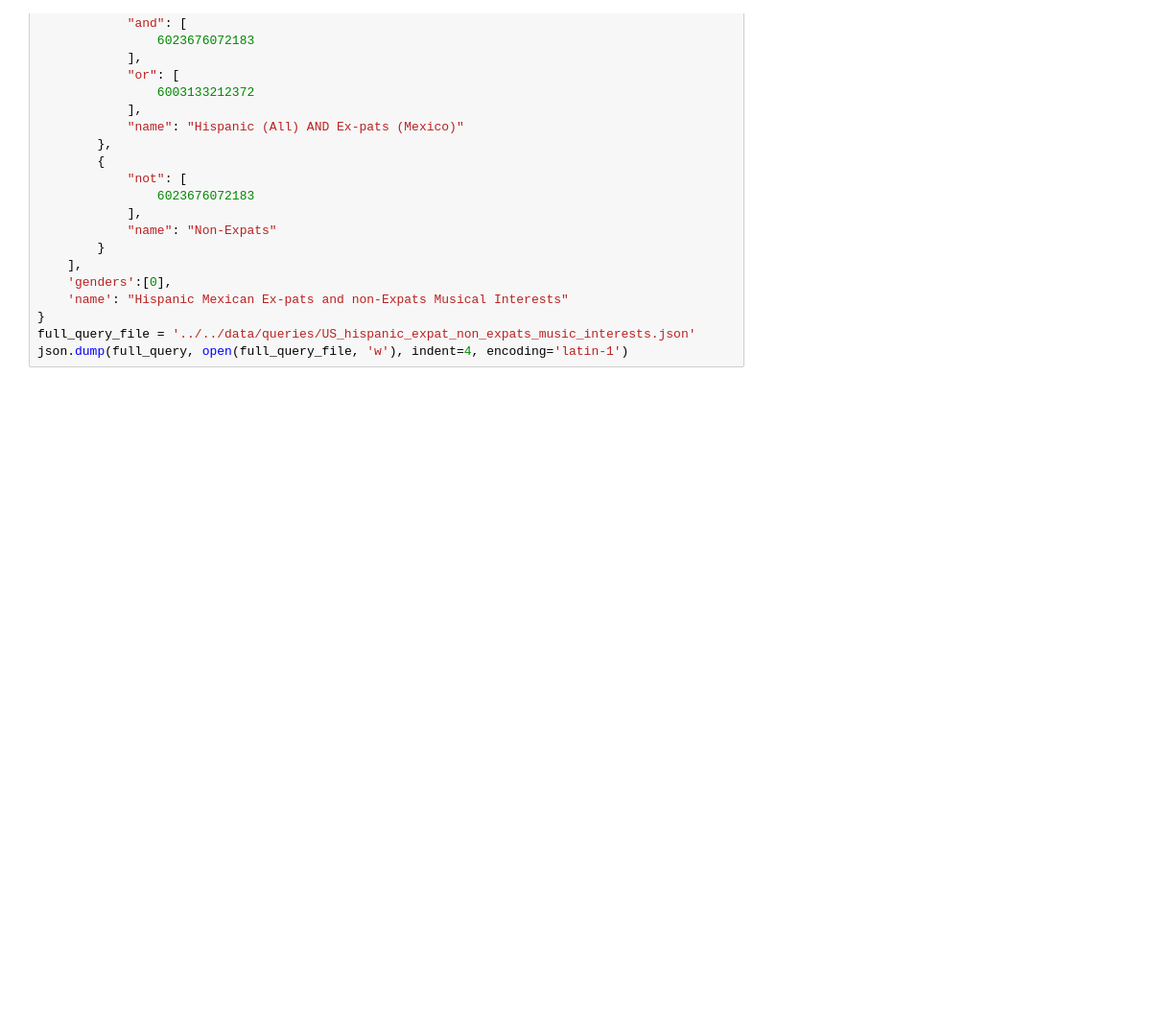
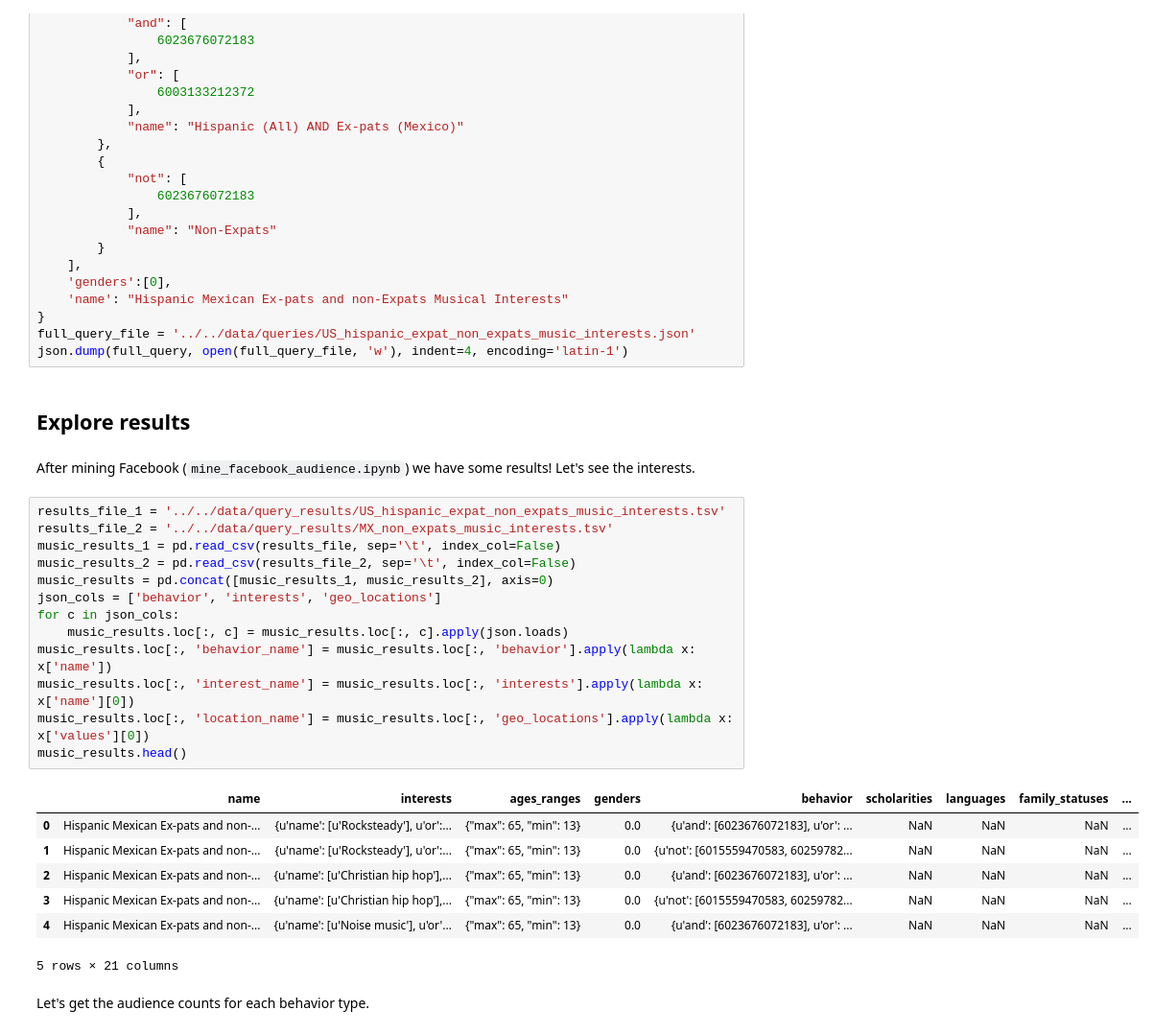
Before and after one commit to ianbstewart/immigrant_assimilation, a Jupyter notebook: src/data_processing/extract_musical_interests.ipynb, the cells around one changed output. Shown at 96% size. Saved outputs shown, nothing was run; the diff lists cells and outputs as text; blank space fills up the shorter version.

```diff
--- a/src/data_processing/extract_musical_interests.ipynb
+++ b/src/data_processing/extract_musical_interests.ipynb
@@ -229,3 +230,30 @@ full_query = {
 }
 full_query_file = '../../data/queries/US_hispanic_expat_non_expats_music_interests.json'
 json.dump(full_query, open(full_query_file, 'w'), indent=4, encoding='latin-1')
+# %% [markdown]
+## Explore results
+# %% [markdown]
+After mining Facebook (`mine_facebook_audience.ipynb`) we have some results! Let's see the interests.
+# %%
+results_file_1 = '../../data/query_results/US_hispanic_expat_non_expats_music_interests.tsv'
+results_file_2 = '../../data/query_results/MX_non_expats_music_interests.tsv'
+music_results_1 = pd.read_csv(results_file, sep='\t', index_col=False)
+music_results_2 = pd.read_csv(results_file_2, sep='\t', index_col=False)
+music_results = pd.concat([music_results_1, music_results_2], axis=0)
+json_cols = ['behavior', 'interests', 'geo_locations']
+for c in json_cols:
+    music_results.loc[:, c] = music_results.loc[:, c].apply(json.loads)
+music_results.loc[:, 'behavior_name'] = music_results.loc[:, 'behavior'].apply(lambda x: x['name'])
+music_results.loc[:, 'interest_name'] = music_results.loc[:, 'interests'].apply(lambda x: x['name'][0])
+music_results.loc[:, 'location_name'] = music_results.loc[:, 'geo_locations'].apply(lambda x: x['values'][0])
+music_results.head()
+# %% [output]
+|  | name | interests | ages_ranges | genders | behavior | scholarities | languages | family_statuses | ... |
+| 0 | Hispanic Mexican Ex-pats and non-... | {u'name': [u'Rocksteady'], u'or':... | {"max": 65, "min": 13} | 0.0 | {u'and': [6023676072183], u'or': ... | NaN | NaN | NaN | ... |
+| 1 | Hispanic Mexican Ex-pats and non-... | {u'name': [u'Rocksteady'], u'or':... | {"max": 65, "min": 13} | 0.0 | {u'not': [6015559470583, 60259782... | NaN | NaN | NaN | ... |
+| 2 | Hispanic Mexican Ex-pats and non-... | {u'name': [u'Christian hip hop'],... | {"max": 65, "min": 13} | 0.0 | {u'and': [6023676072183], u'or': ... | NaN | NaN | NaN | ... |
+| 3 | Hispanic Mexican Ex-pats and non-... | {u'name': [u'Christian hip hop'],... | {"max": 65, "min": 13} | 0.0 | {u'not': [6015559470583, 60259782... | NaN | NaN | NaN | ... |
+| 4 | Hispanic Mexican Ex-pats and non-... | {u'name': [u'Noise music'], u'or'... | {"max": 65, "min": 13} | 0.0 | {u'and': [6023676072183], u'or': ... | NaN | NaN | NaN | ... |
+5 rows × 21 columns
+# %% [markdown]
+Let's get the audience counts for each behavior type.
```
Also changed, not shown: parts of 33 cells of this notebook, 5 other files.
